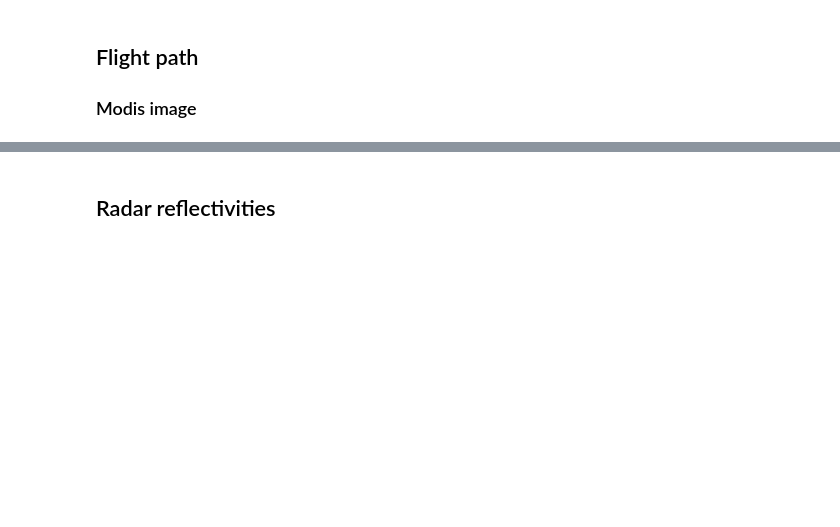
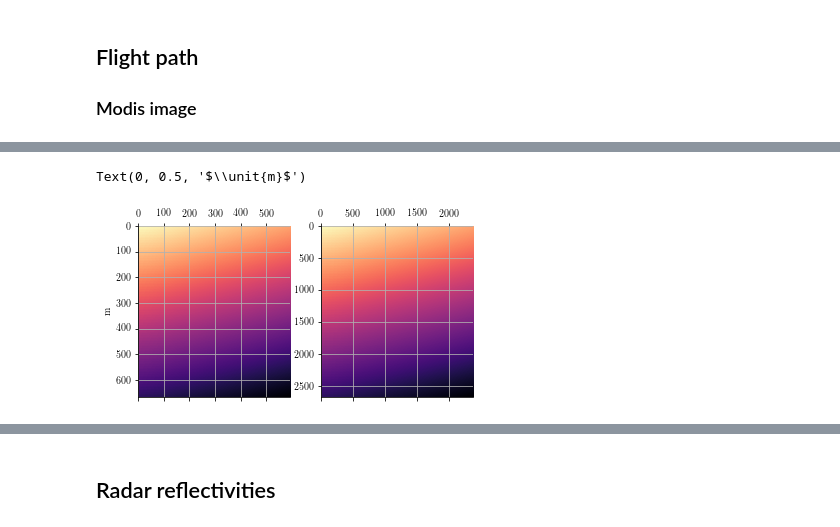
Before and after one commit to simonpf/ismar_combined, a Jupyter notebook: notebooks/overview.ipynb, the cells around one changed output, grey strips where cells are left out. Cells and saved outputs as stored; diff of their text form; code cells hidden in the pictures; blank space fills up the shorter version.

```diff
--- a/notebooks/overview.ipynb
+++ b/notebooks/overview.ipynb
@@ -84,0 +79,8 @@ plt.plot(lats)
+# %%
+f, axs = plt.subplots(1, 2)
+axs[0].matshow(modis_lat)
+axs[1].matshow(modis_lat_f)
+axs[0].set_ylabel(r"$\unit{m}$")
+# %% [output]
+Text(0, 0.5, '$\\unit{m}$')
+[figure, added]
```
Also changed, not shown: parts of 11 cells of this notebook, 14 other files.
